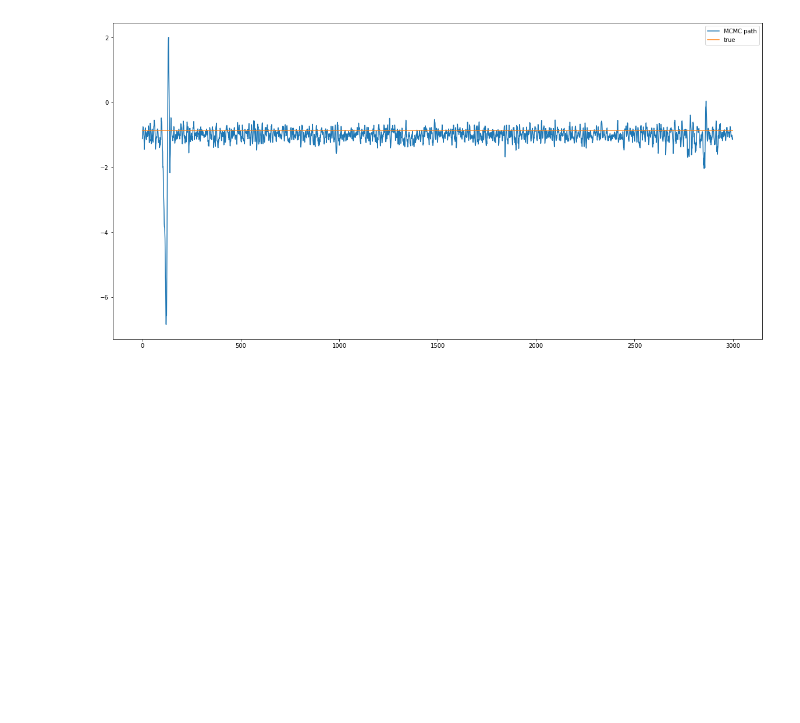
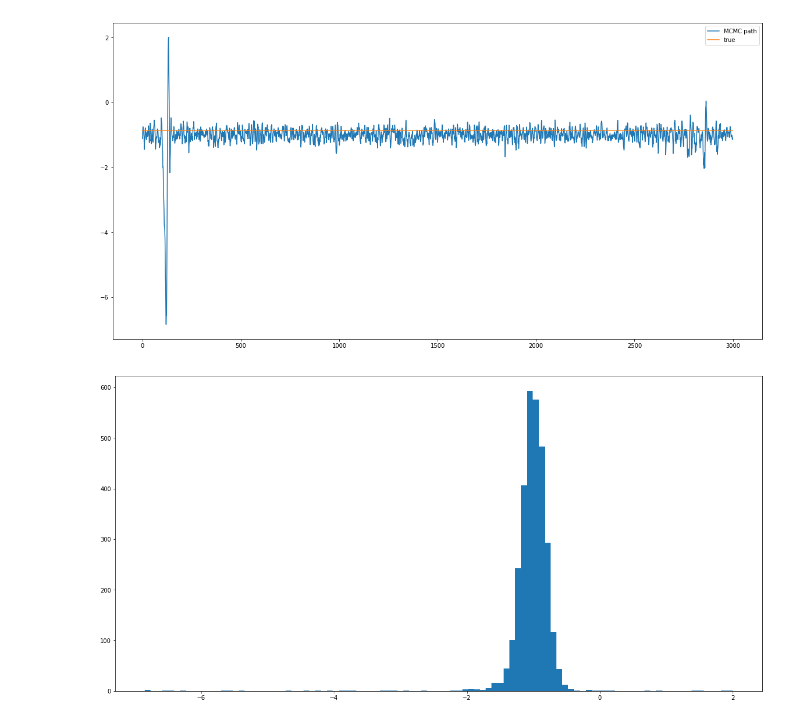
Before and after one commit to keiikegami/BayesHW9-10, a Jupyter notebook: HW10.ipynb, the cells around one changed output. Cells and saved outputs as stored; diff of their text form; code cells hidden in the pictures; blank space fills up the shorter version.

```diff
--- a/HW10.ipynb
+++ b/HW10.ipynb
@@ -202,3 +221,9 @@ plt.legend()
 plt.show()
 # %% [output]
 [figure]
+# %%
+plt.figure(figsize=(20, 10))
+plt.hist(vmu[nburn:], bins = 100)
+plt.show()
+# %% [output]
+[figure, added]
```
Also changed, not shown: parts of 7 cells of this notebook.
